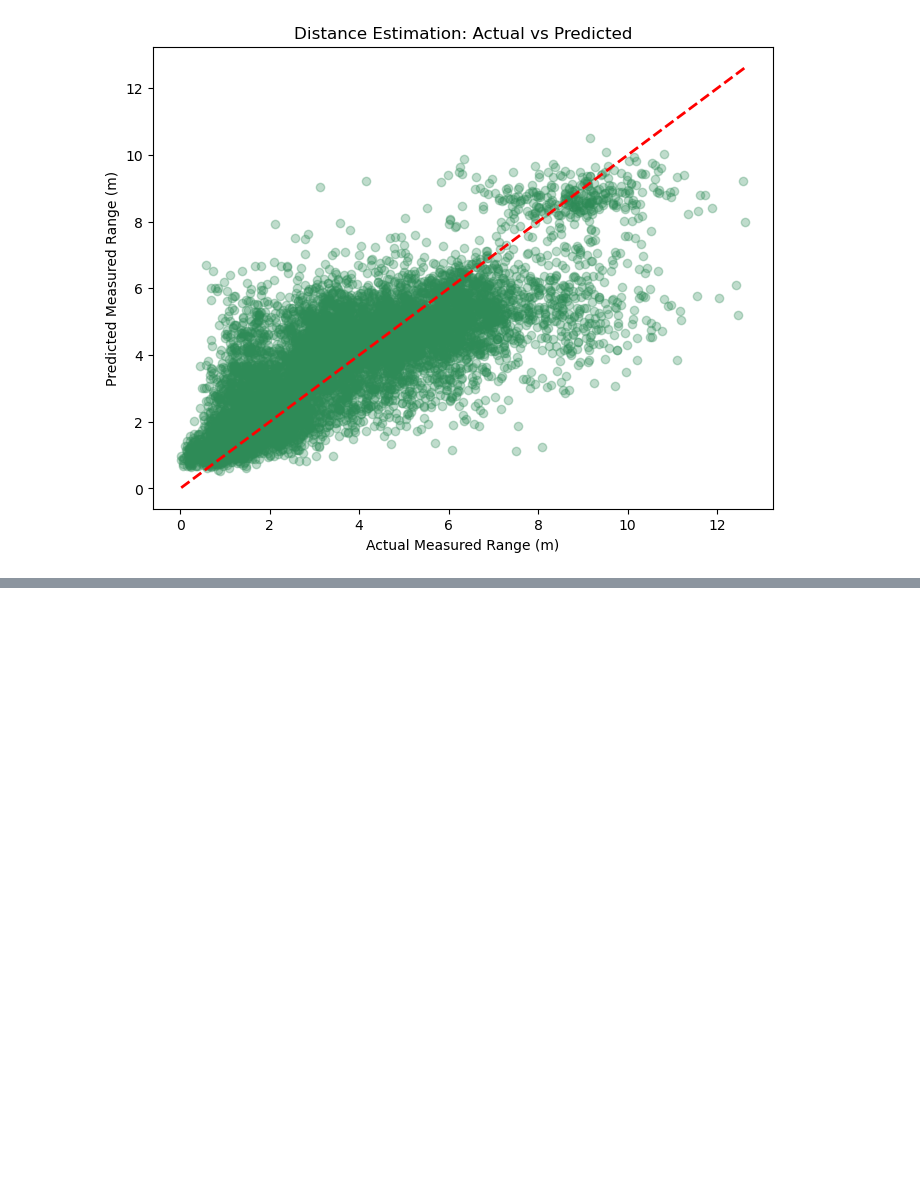
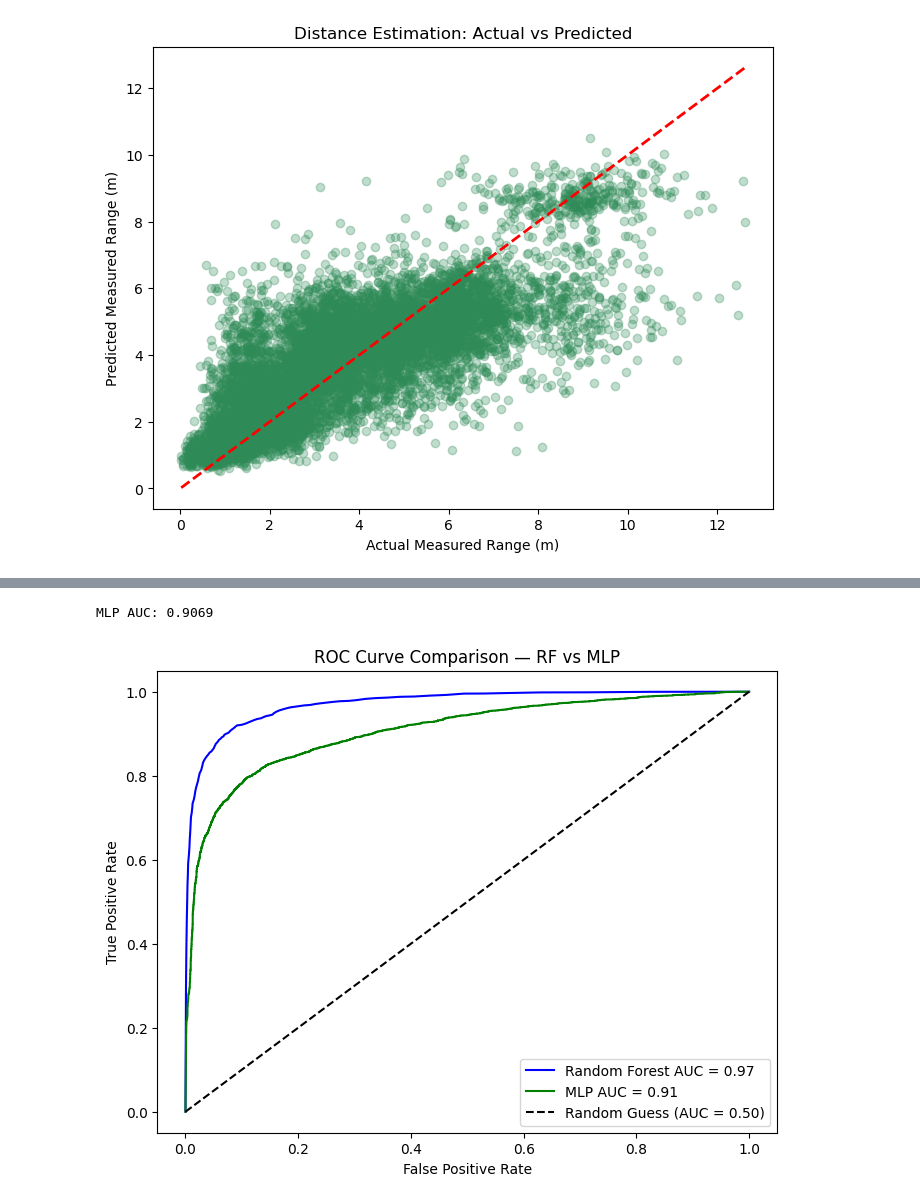
Before and after one commit to jacobfss777/csc3105_data_project, a Jupyter notebook: code/CSC3105_Main_Pipeline.ipynb, the cells around one changed output, grey strips where cells are left out. Drawn from its saved outputs; the diff is of its cells as text; code cells hidden in the pictures; blank space fills up the shorter version.

```diff
--- a/code/CSC3105_Main_Pipeline.ipynb
+++ b/code/CSC3105_Main_Pipeline.ipynb
@@ -300,0 +311,62 @@ Comparison: Random Forest (0.9140) vs. MLP (0.8139)
+# %%
+# ============================================================
+# ROC CURVE ANALYSIS — Random Forest vs MLP Comparison
+# Evaluates classifier performance across all thresholds
+# using Area Under the Curve (AUC) as the primary metric
+# ============================================================
+
+from sklearn.metrics import roc_auc_score, roc_curve
+import matplotlib.pyplot as plt
+
+mlp_prob = mlp_clf.predict_proba(X_test)[:, 1]
+
+# ── MLP: COMPUTE AUC SCORE ────────────────────────────────────
+mlp_auc = roc_auc_score(y_test, mlp_prob)
+print(f"MLP AUC: {mlp_auc:.4f}")
+
+rf_prob = model.predict_proba(X_test)[:, 1]
+
+# ── RANDOM FOREST: COMPUTE AUC SCORE ─────────────────────────
+rf_auc = roc_auc_score(y_test, rf_prob)
+print(f"Random Forest AUC: {rf_auc:.4f}")
+
+# ── GENERATE ROC CURVES ───────────────────────────────────────
+# roc_curve sweeps threshold from 0 to 1
+# Returns: fpr (False Positive Rate), tpr (True Positive Rate)
+# at each threshold point — used to plot the ROC curve
+rf_fpr,  rf_tpr,  _ = roc_curve(y_test, rf_prob)
+mlp_fpr, mlp_tpr, _ = roc_curve(y_test, mlp_prob)
+
+plt.figure(figsize=(8, 6))
+
+# Random Forest ROC — blue line
+plt.plot(rf_fpr, rf_tpr,
+         color='blue',
+         label=f'Random Forest (AUC = {rf_auc:.2f})')
+
+# MLP ROC — green line
+plt.plot(mlp_fpr, mlp_tpr,
+         color='green',
+         label=f'MLP (AUC = {mlp_auc:.2f})')
+
+
+plt.plot([0, 1], [0, 1],
+         'k--',
+         label='Random Guess (AUC = 0.50)')
+
+plt.xlabel('False Positive Rate')   # NLOS misclassified as LOS
+plt.ylabel('True Positive Rate')    # LOS correctly identified
+plt.title('ROC Curve Comparison — RF vs MLP')
+plt.legend(loc='lower right')
+plt.tight_layout()
+plt.savefig('roc_curve_comparison.png', dpi=150)
+plt.show()
+
+print("\n--- ROC Summary ---")
+print(f"Random Forest AUC : {rf_auc:.4f}")
+print(f"MLP AUC           : {mlp_auc:.4f}")
+print(f"AUC Difference    : {rf_auc - mlp_auc:.4f}")
+print(f"Better Model      : {'Random Forest' if rf_auc > mlp_auc else 'MLP'}")
+# %% [output]
+MLP AUC: 0.9069
+[figure, added]
```
Also changed, not shown: parts of 4 cells of this notebook, 1 other file.
